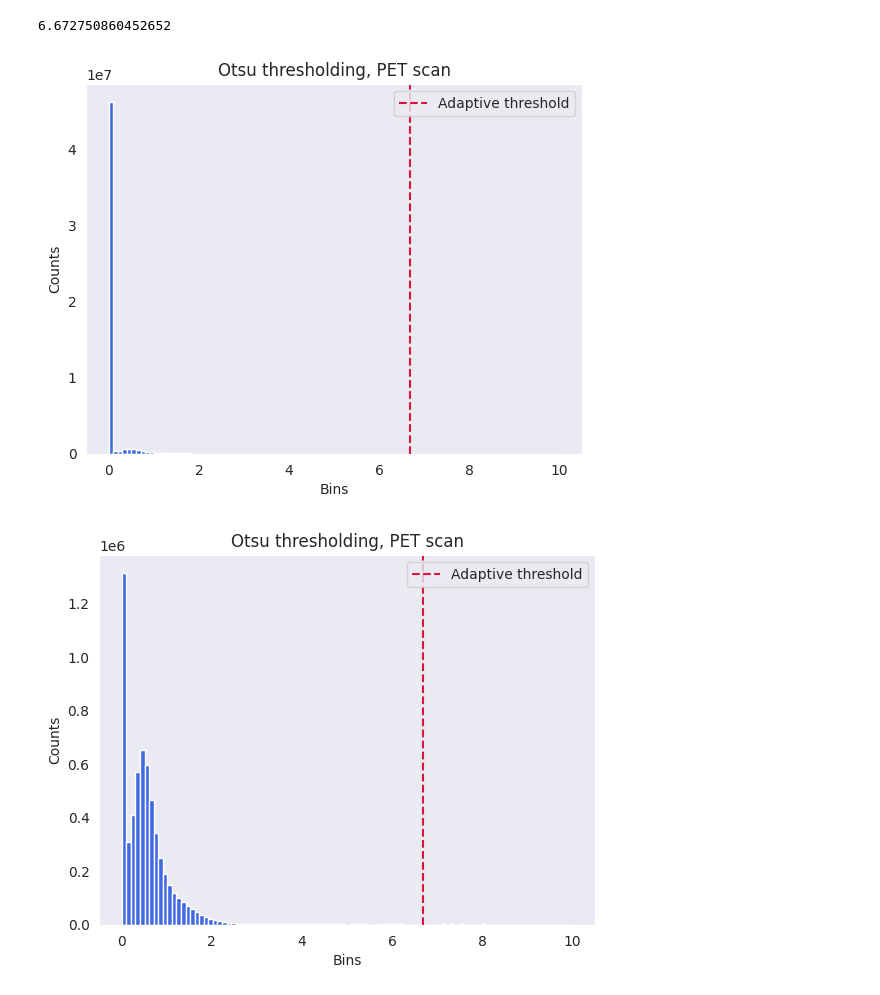
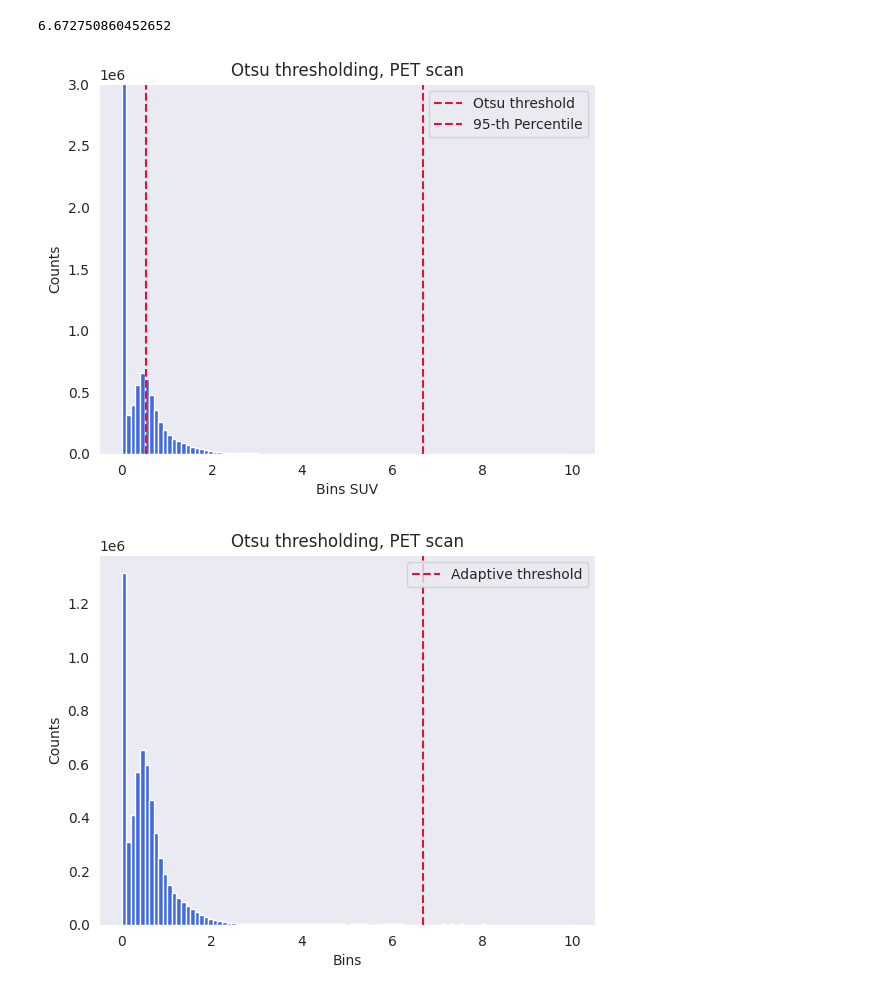
Before and after one commit to SebastianPartarrieu/pet-ct2face, a Jupyter notebook: notebooks/Otsu_thresholding_validation.ipynb, the cells around one changed output. Drawn from its saved outputs; the diff is of its cells as text; code cells hidden in the pictures.

```diff
--- a/notebooks/Otsu_thresholding_validation.ipynb
+++ b/notebooks/Otsu_thresholding_validation.ipynb
@@ -15,8 +15,8 @@ import numpy as np
 import matplotlib.pyplot as plt
 # %%
 #change paths as needed
-pet_img = '../data/PETCT_2d9638360e/09-09-2005-NA-PET-CT Ganzkoerper  primaer mit KM-19870/SUV.nii.gz'
-ct_scan = '../data/PETCT_2d9638360e/09-09-2005-NA-PET-CT Ganzkoerper  primaer mit KM-19870/CTres.nii.gz'
+pet_img = '../../data/PETCT_2d9638360e/09-09-2005-NA-PET-CT Ganzkoerper  primaer mit KM-19870/SUV.nii.gz'
+ct_scan = '../../data/PETCT_2d9638360e/09-09-2005-NA-PET-CT Ganzkoerper  primaer mit KM-19870/CTres.nii.gz'
 original_ct_scan = '../data/PETCT_2d9638360e/09-09-2005-NA-PET-CT Ganzkoerper  primaer mit KM-19870/CT.nii.gz'
 # %%
 img = nib.load(pet_img)
@@ -87,17 +87,22 @@ thresh_pet = threshold_otsu(img_data)
 thresh_pet
 # %% [output]
 6.672750860452652
+# %%
+percentile = np.percentile(img_data.flatten(), 95)
 # %%
-plt.hist(img_data.flatten(), bins=np.linspace(0.0, 10, 100), density=False, color='royalblue')
-plt.axvline(thresh_pet, linestyle='--', color='crimson', label='Adaptive threshold')
-plt.xlabel('Bins')
+plt.hist(img_data.flatten(),
+         bins=np.linspace(0.0, 10, 100), density=False, color='royalblue')
+plt.axvline(thresh_pet, linestyle='--', color='crimson', label='Otsu threshold')
+plt.axvline(percentile, linestyle='--', color='crimson', label='95-th Percentile')
+plt.xlabel('Bins SUV')
 plt.ylabel('Counts')
 plt.title('Otsu thresholding, PET scan')
+plt.ylim((0, 3e6))
 plt.legend()
 #plt.savefig('../figs/otsu_thresholding_one_pet-ct.png')
 plt.show()
 # %% [output]
-[figure, old version]
+[figure, new version]
 # %%
 plt.hist(img_data.flatten(), bins=np.linspace(0.01, 10, 100), density=False, color='royalblue')
 plt.axvline(thresh_pet, linestyle='--', color='crimson', label='Adaptive threshold')
```
Also changed, not shown: parts of 14 cells of this notebook, 7 other files.
